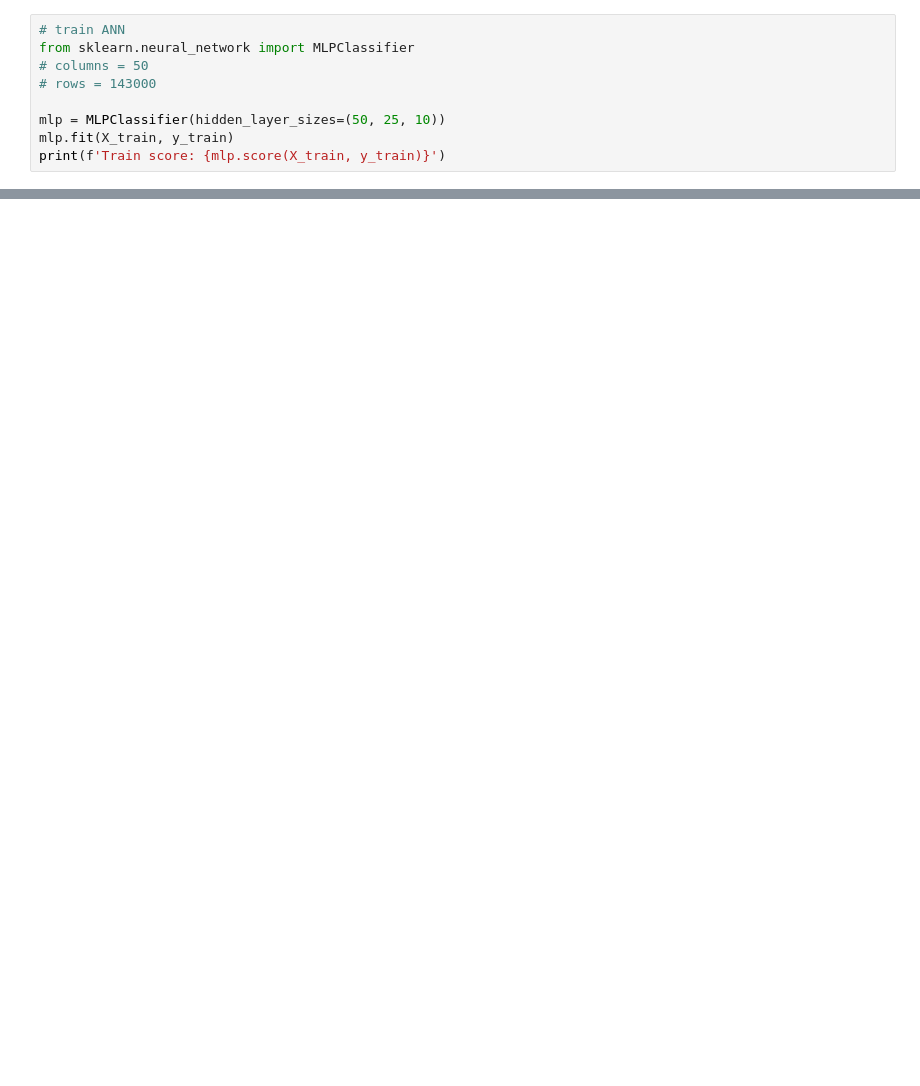
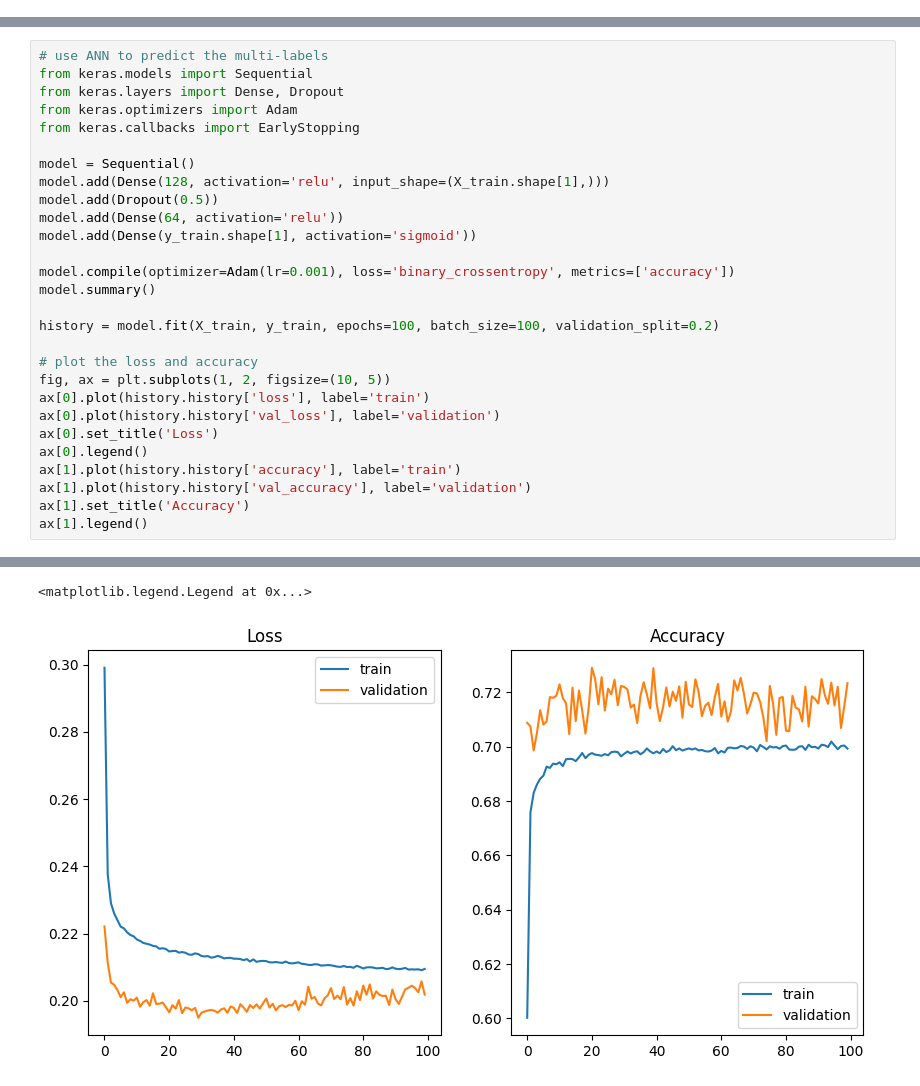
Before and after one commit to QU-ML/fifa-position-predictor, a Jupyter notebook: notebooks/04_model.ipynb, the cells around one changed output, grey strips where cells are left out. Saved outputs shown, nothing was run; the diff lists cells and outputs as text; blank space fills up the shorter version.

```diff
--- a/notebooks/04_model.ipynb
+++ b/notebooks/04_model.ipynb
@@ -18,9 +28,0 @@ Train score: 0.9908347114631386
-# %%
-# train ANN
-from sklearn.neural_network import MLPClassifier
-# columns = 50
-# rows = 143000
-
-mlp = MLPClassifier(hidden_layer_sizes=(50, 25, 10))
-mlp.fit(X_train, y_train)
-print(f'Train score: {mlp.score(X_train, y_train)}')
@@ -51,0 +80,29 @@ pd.Series(rf.feature_importances_, index=X.columns).sort_values().plot.barh(ax=a
+# %%
+# use ANN to predict the multi-labels
+from keras.models import Sequential
+from keras.layers import Dense, Dropout
+from keras.optimizers import Adam
+from keras.callbacks import EarlyStopping
+
+model = Sequential()
+model.add(Dense(128, activation='relu', input_shape=(X_train.shape[1],)))
+model.add(Dropout(0.5))
+model.add(Dense(64, activation='relu'))
+model.add(Dense(y_train.shape[1], activation='sigmoid'))
+
+model.compile(optimizer=Adam(lr=0.001), loss='binary_crossentropy', metrics=['accuracy'])
+model.summary()
+
+history = model.fit(X_train, y_train, epochs=100, batch_size=100, validation_split=0.2)
+
+# plot the loss and accuracy
+fig, ax = plt.subplots(1, 2, figsize=(10, 5))
+ax[0].plot(history.history['loss'], label='train')
+ax[0].plot(history.history['val_loss'], label='validation')
+ax[0].set_title('Loss')
+ax[0].legend()
+ax[1].plot(history.history['accuracy'], label='train')
+ax[1].plot(history.history['val_accuracy'], label='validation')
+ax[1].set_title('Accuracy')
+ax[1].legend()
+# %% [output]
@@ -51,0 +144,2 @@ pd.Series(rf.feature_importances_, index=X.columns).sort_values().plot.barh(ax=a
+<matplotlib.legend.Legend at 0x...>
+[figure, added]
```
Also changed, not shown: parts of 14 cells of this notebook, 5 other files.
